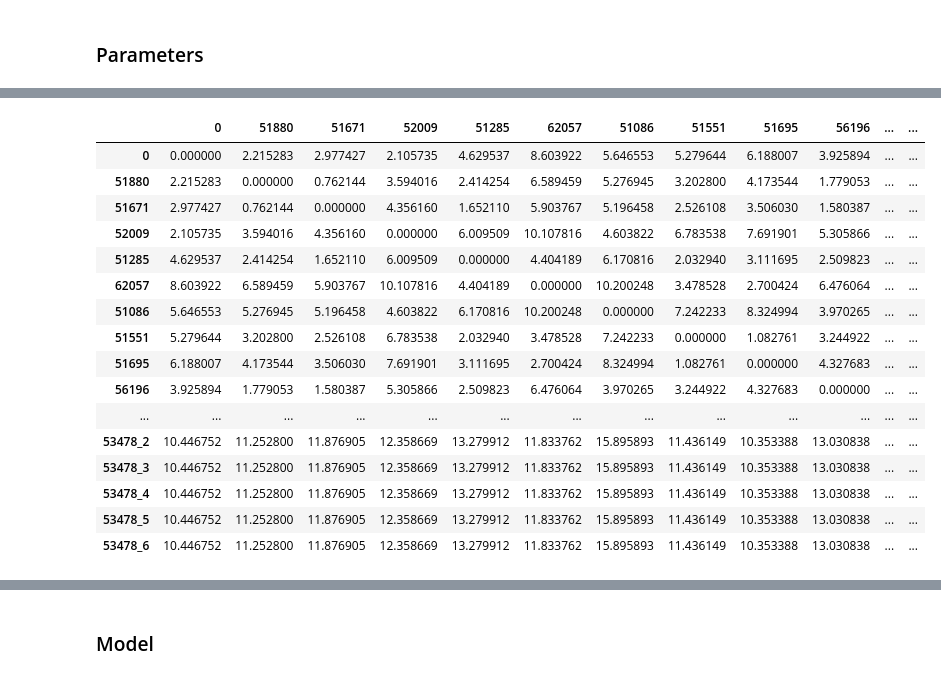
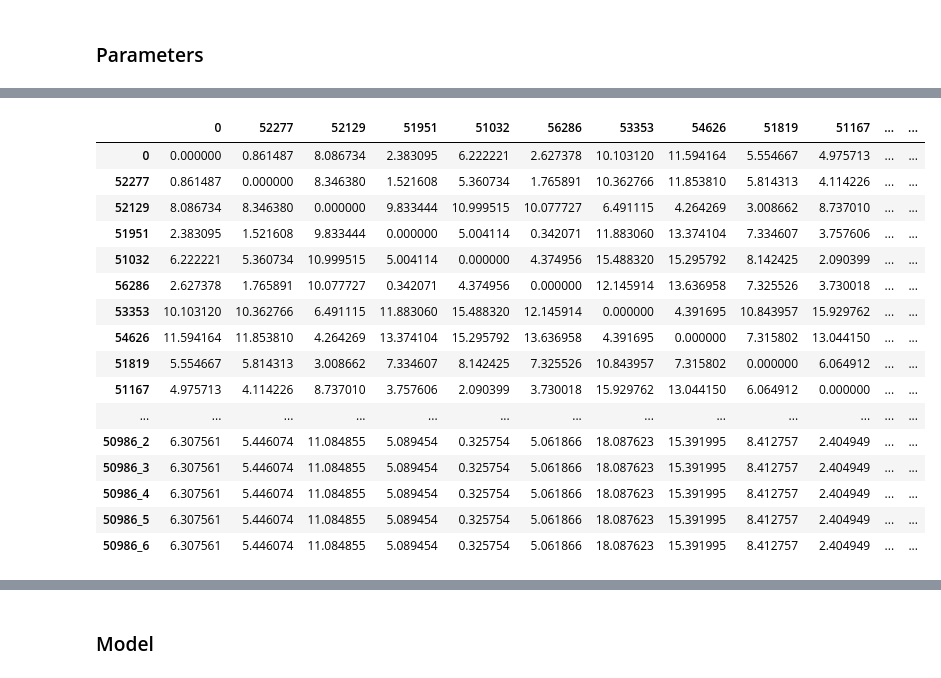
Before and after one commit to lakshyaag/Route-Optimization-STM, a Jupyter notebook: model_basic.ipynb, the cells around one changed output, grey strips where cells are left out. Drawn from its saved outputs; the diff is of its cells as text; code cells hidden in the pictures.

Commit message:
split vrp fix

```diff
--- a/model_basic.ipynb
+++ b/model_basic.ipynb
@@ -166,13 +185,13 @@ Number of stops: 34
 # %% [markdown]
 ## Find disaster nodes
 # %%
-disaster_area = box(minx=-73.5703, miny=45.5668, maxx=-73.53963, maxy=45.60587)
+# disaster_area = box(minx=-73.5703, miny=45.5668, maxx=-73.53963, maxy=45.60587)
+disaster_area = box(-73.646166, 45.607247, -73.591552, 45.637577)
 
 random_stops_df_gpd = gpd.GeoDataFrame(random_stops_df_gpd, geometry="geometry")
 
-stops_in_disaster_area = random_stops_df_gpd[
-    random_stops_df_gpd.within(disaster_area)
-]
+stops_in_disaster_area = random_stops_df_gpd[random_stops_df_gpd.within(disaster_area)]
 
+print(f"Number of stops in disaster area: {len(stops_in_disaster_area)}")
 stops_in_disaster_area
 # %% [output]
@@ -705,7 +731,7 @@ route_map
 # %% [markdown]
 ### Parameters
 # %%
-rng = np.random.default_rng(3)
+rng = np.random.default_rng(5)
 
 distance_matrix_model = distance_matrix.drop(
     columns=stops_in_disaster_area.stop_id, index=stops_in_disaster_area.stop_id
@@ -716,11 +742,12 @@ num_stops = len(stops)
 
 distance_matrix_model = distance_matrix_model.loc[stops, stops]
 
-demand = {stop: rng.integers(1, 100) for stop in stops}
-demand[stops[0]] = 0
+demand_g = {stop: rng.integers(0, 100) for stop in stops}
+demand_g[stops[0]] = 0
 
-num_buses = 20
-BUS_CAPACITY = 75
+
+num_buses = 15
+BUS_CAPACITY = 80
 
 print(f"Total demand: {sum(demand.values())}")
 print(f"Total capacity: {num_buses * BUS_CAPACITY}")
@@ -730,29 +798,4 @@ Total capacity: 1500
 # %%
-def split_demand(node_demand):
-    S = 100
-    fraction = [2 ** (i - 1) for i in range(1, S + 1)]
-    demands = [round(node_demand * f / sum(fraction), 0) for f in fraction]
-
-    demands = list(filter(lambda x: x > 0, demands))
-
-    if sum(demands) < node_demand:
-        demands[-1] += node_demand - sum(demands)
-
-    if demands[-1] >= BUS_CAPACITY:
-        new_demand = split_demand(demands[-1])
-        demands.pop()
-        demands.extend(new_demand)
-
-    return demands
-
-
-def split_demand_node(demand, node):
-    node_demand = demand[node]
-    demands = split_demand(node_demand)
-
-    return {f"{node}_{i}": d for i, d in enumerate(demands)}
-
-
 nodes_exceeding_demand = {}
 new_demand = demand.copy()
 for k, v in demand.items():
@@ -764,10 +807,11 @@ for k, v in demand.items():
 
         nodes_exceeding_demand[k] = new_nodes
 
-print(f"New nodes added for: {nodes_exceeding_demand.keys()}")
+print(f"New nodes added for: {list(nodes_exceeding_demand.keys())}")
 
+# Update distance matrix to include split nodes. Distance between split nodes of same parent node is 0
 for node in nodes_exceeding_demand:
-    for i in range(1, len([k for k in new_demand.keys() if node in k])):
+    for i in range(1, len([k for k in new_demand.keys() if node in k]) + 1):
         distance_matrix_model[f"{node}_{i}"] = distance_matrix_model[node]
         distance_matrix_model.loc[f"{node}_{i}"] = distance_matrix_model.loc[node]
         distance_matrix_model.loc[f"{node}_{i}", node] = 0
@@ -780,17 +824,17 @@ New nodes added for: dict_keys(['53825', '61839', '53478'])
-|  | 0 | 51880 | 51671 | 52009 | 51285 | 62057 | 51086 | 51551 | 51695 | 56196 | ... | ... |
-| 0 | 0.000000 | 2.215283 | 2.977427 | 2.105735 | 4.629537 | 8.603922 | 5.646553 | 5.279644 | 6.188007 | 3.925894 | ... | ... |
-| 51880 | 2.215283 | 0.000000 | 0.762144 | 3.594016 | 2.414254 | 6.589459 | 5.276945 | 3.202800 | 4.173544 | 1.779053 | ... | ... |
-| 51671 | 2.977427 | 0.762144 | 0.000000 | 4.356160 | 1.652110 | 5.903767 | 5.196458 | 2.526108 | 3.506030 | 1.580387 | ... | ... |
-| 52009 | 2.105735 | 3.594016 | 4.356160 | 0.000000 | 6.009509 | 10.107816 | 4.603822 | 6.783538 | 7.691901 | 5.305866 | ... | ... |
-| 51285 | 4.629537 | 2.414254 | 1.652110 | 6.009509 | 0.000000 | 4.404189 | 6.170816 | 2.032940 | 3.111695 | 2.509823 | ... | ... |
-| 62057 | 8.603922 | 6.589459 | 5.903767 | 10.107816 | 4.404189 | 0.000000 | 10.200248 | 3.478528 | 2.700424 | 6.476064 | ... | ... |
-| 51086 | 5.646553 | 5.276945 | 5.196458 | 4.603822 | 6.170816 | 10.200248 | 0.000000 | 7.242233 | 8.324994 | 3.970265 | ... | ... |
-| 51551 | 5.279644 | 3.202800 | 2.526108 | 6.783538 | 2.032940 | 3.478528 | 7.242233 | 0.000000 | 1.082761 | 3.244922 | ... | ... |
-| 51695 | 6.188007 | 4.173544 | 3.506030 | 7.691901 | 3.111695 | 2.700424 | 8.324994 | 1.082761 | 0.000000 | 4.327683 | ... | ... |
-| 56196 | 3.925894 | 1.779053 | 1.580387 | 5.305866 | 2.509823 | 6.476064 | 3.970265 | 3.244922 | 4.327683 | 0.000000 | ... | ... |
+|  | 0 | 52277 | 52129 | 51951 | 51032 | 56286 | 53353 | 54626 | 51819 | 51167 | ... | ... |
+| 0 | 0.000000 | 0.861487 | 8.086734 | 2.383095 | 6.222221 | 2.627378 | 10.103120 | 11.594164 | 5.554667 | 4.975713 | ... | ... |
+| 52277 | 0.861487 | 0.000000 | 8.346380 | 1.521608 | 5.360734 | 1.765891 | 10.362766 | 11.853810 | 5.814313 | 4.114226 | ... | ... |
+| 52129 | 8.086734 | 8.346380 | 0.000000 | 9.833444 | 10.999515 | 10.077727 | 6.491115 | 4.264269 | 3.008662 | 8.737010 | ... | ... |
+| 51951 | 2.383095 | 1.521608 | 9.833444 | 0.000000 | 5.004114 | 0.342071 | 11.883060 | 13.374104 | 7.334607 | 3.757606 | ... | ... |
+| 51032 | 6.222221 | 5.360734 | 10.999515 | 5.004114 | 0.000000 | 4.374956 | 15.488320 | 15.295792 | 8.142425 | 2.090399 | ... | ... |
+| 56286 | 2.627378 | 1.765891 | 10.077727 | 0.342071 | 4.374956 | 0.000000 | 12.145914 | 13.636958 | 7.325526 | 3.730018 | ... | ... |
+| 53353 | 10.103120 | 10.362766 | 6.491115 | 11.883060 | 15.488320 | 12.145914 | 0.000000 | 4.391695 | 10.843957 | 15.929762 | ... | ... |
+| 54626 | 11.594164 | 11.853810 | 4.264269 | 13.374104 | 15.295792 | 13.636958 | 4.391695 | 0.000000 | 7.315802 | 13.044150 | ... | ... |
+| 51819 | 5.554667 | 5.814313 | 3.008662 | 7.334607 | 8.142425 | 7.325526 | 10.843957 | 7.315802 | 0.000000 | 6.064912 | ... | ... |
+| 51167 | 4.975713 | 4.114226 | 8.737010 | 3.757606 | 2.090399 | 3.730018 | 15.929762 | 13.044150 | 6.064912 | 0.000000 | ... | ... |
 | ... | ... | ... | ... | ... | ... | ... | ... | ... | ... | ... | ... | ... |
-| 53478_2 | 10.446752 | 11.252800 | 11.876905 | 12.358669 | 13.279912 | 11.833762 | 15.895893 | 11.436149 | 10.353388 | 13.030838 | ... | ... |
-| 53478_3 | 10.446752 | 11.252800 | 11.876905 | 12.358669 | 13.279912 | 11.833762 | 15.895893 | 11.436149 | 10.353388 | 13.030838 | ... | ... |
-| 53478_4 | 10.446752 | 11.252800 | 11.876905 | 12.358669 | 13.279912 | 11.833762 | 15.895893 | 11.436149 | 10.353388 | 13.030838 | ... | ... |
-| 53478_5 | 10.446752 | 11.252800 | 11.876905 | 12.358669 | 13.279912 | 11.833762 | 15.895893 | 11.436149 | 10.353388 | 13.030838 | ... | ... |
-| 53478_6 | 10.446752 | 11.252800 | 11.876905 | 12.358669 | 13.279912 | 11.833762 | 15.895893 | 11.436149 | 10.353388 | 13.030838 | ... | ... |
+| 50986_2 | 6.307561 | 5.446074 | 11.084855 | 5.089454 | 0.325754 | 5.061866 | 18.087623 | 15.391995 | 8.412757 | 2.404949 | ... | ... |
+| 50986_3 | 6.307561 | 5.446074 | 11.084855 | 5.089454 | 0.325754 | 5.061866 | 18.087623 | 15.391995 | 8.412757 | 2.404949 | ... | ... |
+| 50986_4 | 6.307561 | 5.446074 | 11.084855 | 5.089454 | 0.325754 | 5.061866 | 18.087623 | 15.391995 | 8.412757 | 2.404949 | ... | ... |
+| 50986_5 | 6.307561 | 5.446074 | 11.084855 | 5.089454 | 0.325754 | 5.061866 | 18.087623 | 15.391995 | 8.412757 | 2.404949 | ... | ... |
+| 50986_6 | 6.307561 | 5.446074 | 11.084855 | 5.089454 | 0.325754 | 5.061866 | 18.087623 | 15.391995 | 8.412757 | 2.404949 | ... | ... |
```
Also changed, not shown: parts of 40 cells of this notebook, 7 other files.
